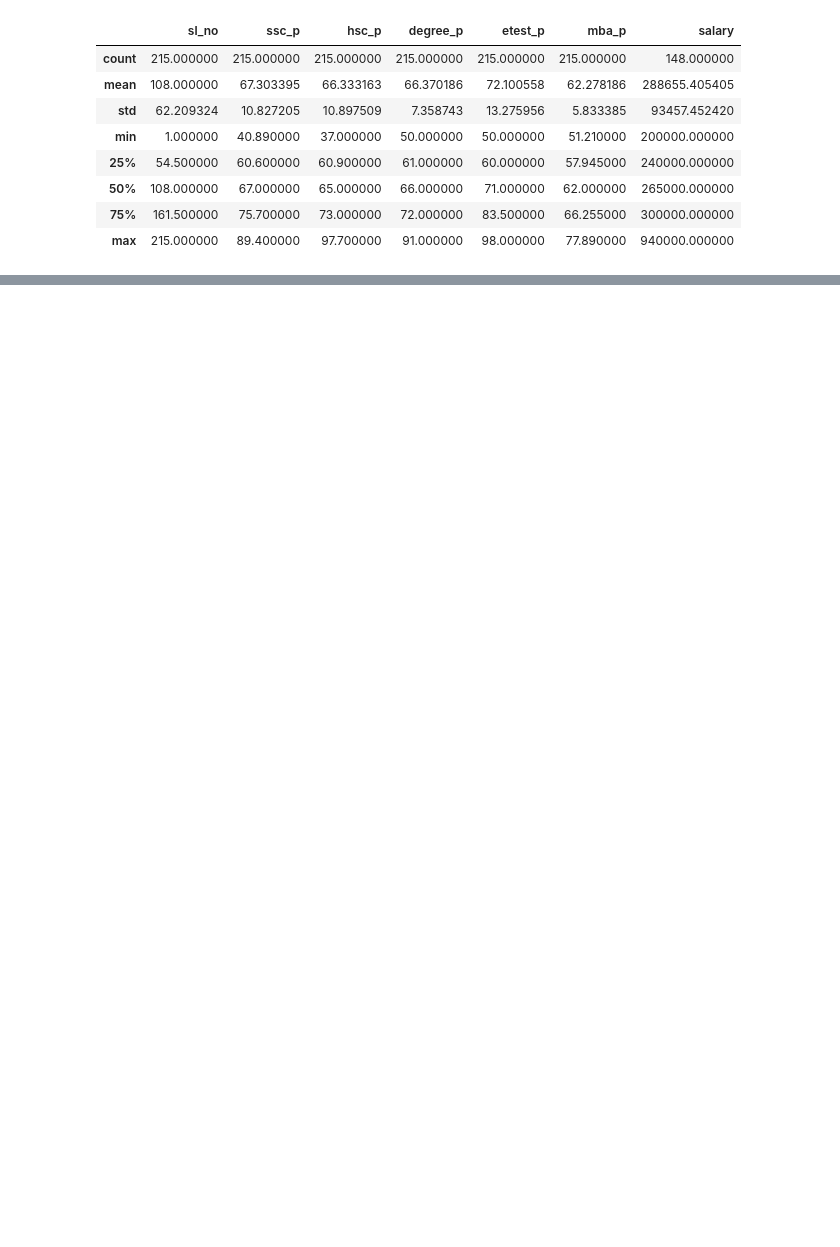
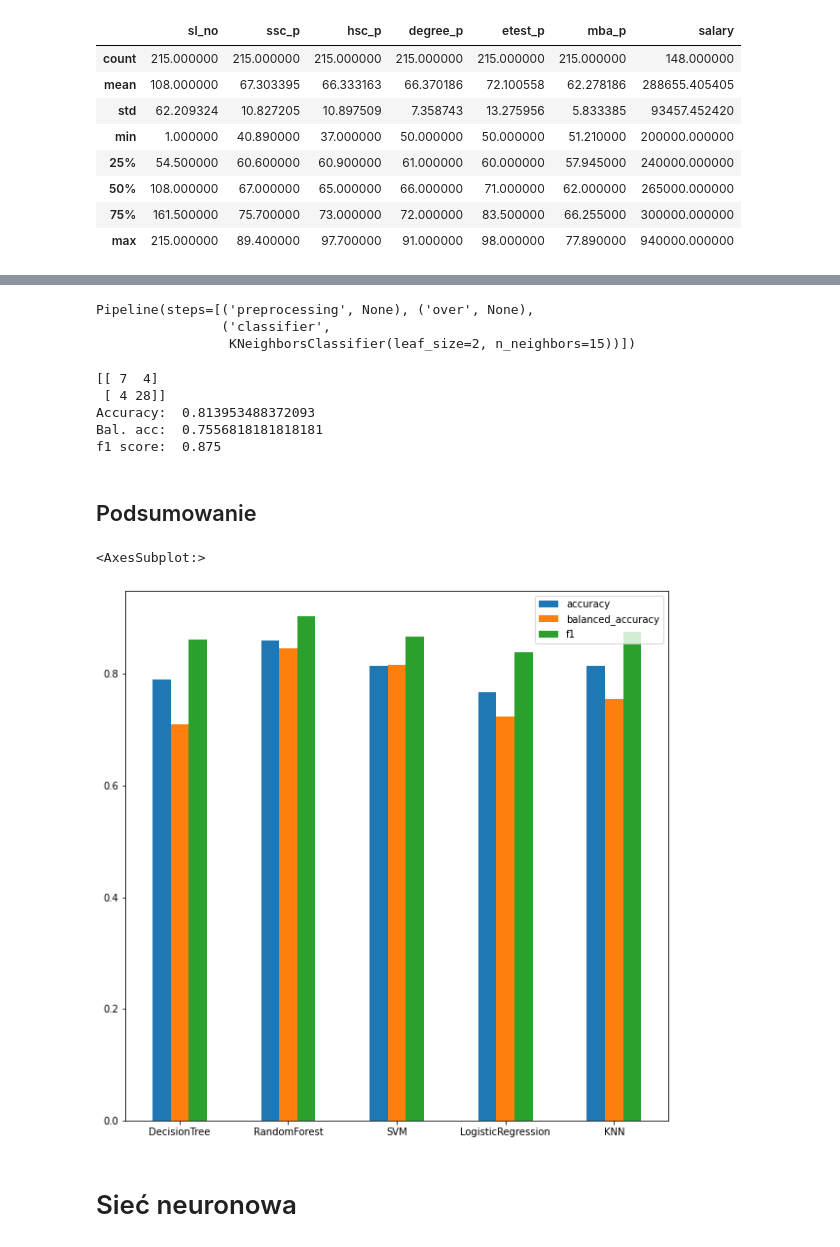
Before and after one commit to mgwoozdz/PSI_project, a Jupyter notebook: campus_recruitment.ipynb, the cells around one changed output, grey strips where cells are left out. Saved outputs shown, nothing was run; the diff lists cells and outputs as text; code cells hidden in the pictures; blank space fills up the shorter version.

```diff
--- a/campus_recruitment.ipynb
+++ b/campus_recruitment.ipynb
@@ -70,0 +482,19 @@ df.drop((columns=['PassengerId'])
+# %%
+from sklearn.model_selection import StratifiedKFold
+from imblearn.pipeline import Pipeline
+from sklearn.svm import LinearSVC
+from sklearn.neighbors import KNeighborsClassifier
+
+pipe = Pipeline([('preprocessing', None), ('over', None), ('classifier', KNeighborsClassifier())])
+
+param_grid = {
+#     'preprocessing': [StandardScaler(), None],
+#     'over': [RandomOverSampler(), SMOTE(), None],
+#     'classifier__p': [1, 2, 3, 4, 5],
+    'classifier__leaf_size': [2, 3, 4, 5, 10, 15, 20, 25, 30, 35, 40, 45, 50],
+    'classifier__n_neighbors': [3, 4, 5, 10, 15, 20, 25],
+}
+
+knn = GridSearchCV(pipe, param_grid, cv=kfold, n_jobs=-1, verbose=1, scoring='balanced_accuracy')
+
+knn.fit(X_train, y_train)
@@ -70,0 +511,55 @@ df.drop((columns=['PassengerId'])
+# %%
+print(knn.best_estimator_)
+# %% [output]
+Pipeline(steps=[('preprocessing', None), ('over', None),
+                ('classifier',
+                 KNeighborsClassifier(leaf_size=2, n_neighbors=15))])
+# %%
+summarize_model(knn)
+# %% [output]
+[[ 7  4]
+ [ 4 28]]
+Accuracy:  0.813953488372093
+Bal. acc:  0.7556818181818181
+f1 score:  0.875
+# %% [markdown]
+## Podsumowanie
+# %%
+import pandas as pd
+import matplotlib.pyplot as plt
+
+def get_acc(model):
+    y_pred = model.predict(X_test)
+    return accuracy_score(y_test, y_pred)
+
+def get_b_acc(model):
+    y_pred = model.predict(X_test)
+    return balanced_accuracy_score(y_test, y_pred)
+
+
+def get_f1(model):
+    y_pred = model.predict(X_test)
+    return f1_score(y_test, y_pred)
+
+
+models = [
+    grid_search_cv_dtree,
+    grid_search_cv_rfc,
+    grid_search_cv_svc,
+    grid_search_cv_lr,
+    knn,
+]
+
+acc = list(map(get_acc, models))
+bal_acc = list(map(get_b_acc, models))
+f1 = list(map(get_f1, models))
+index = ["DecisionTree", "RandomForest", "SVM",  "LogisticRegression", "KNN"]
+
+df1 = pd.DataFrame({'accuracy': acc, 'balanced_accuracy': bal_acc, 'f1': f1}, index=index)
+
+df1.plot.bar(rot=0, figsize=(15,15))
+# %% [output]
+<AxesSubplot:>
+[figure, added]
+# %% [markdown]
+# Sieć neuronowa
```
Also changed, not shown: parts of 67 cells of this notebook.
